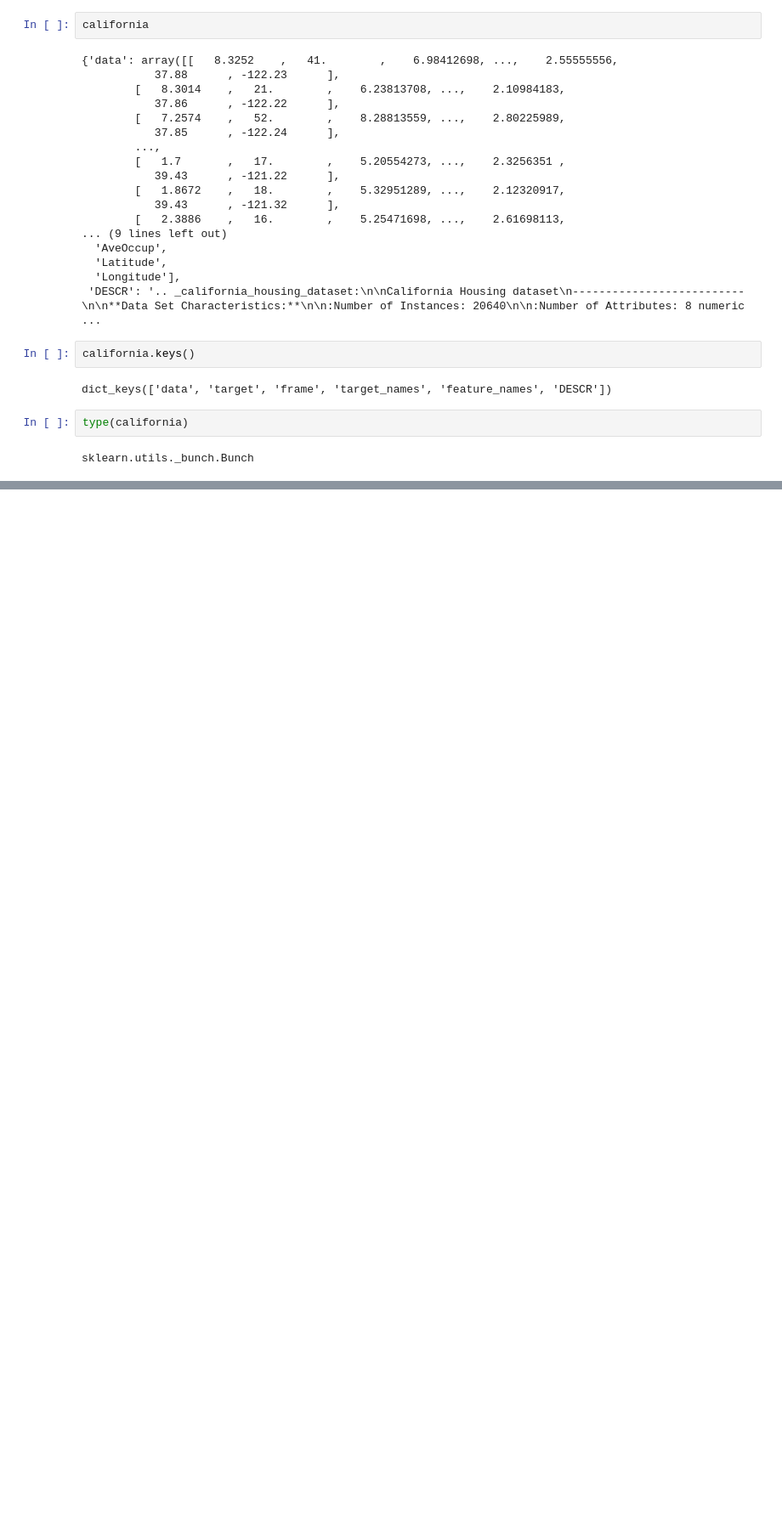
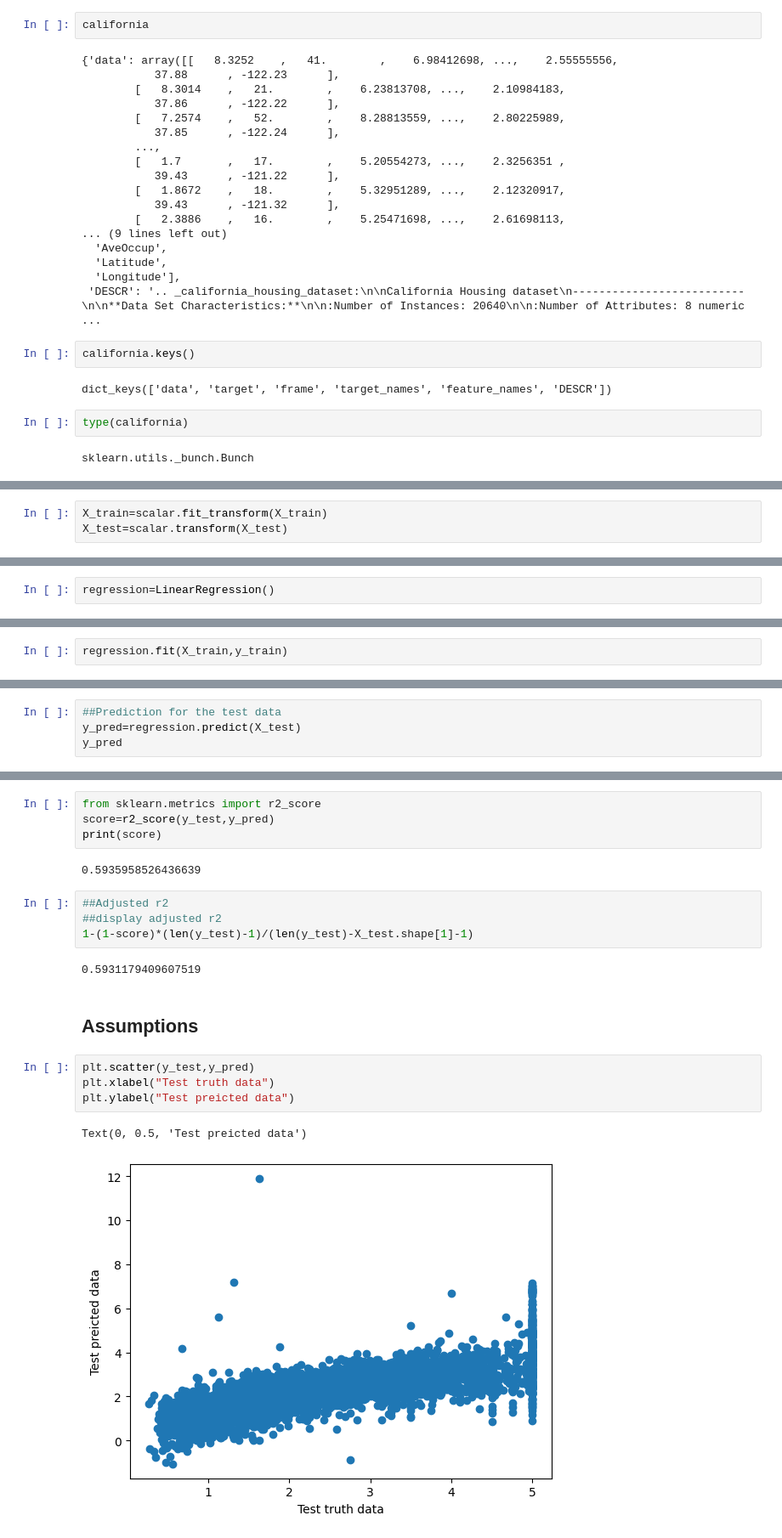
Before and after one commit to bensbasil/ML-Course, a Jupyter notebook: ProjectLifeCycleImplementation/multiplelinearregression.ipynb, the cells around one changed output, grey strips where cells are left out. Shown at 85% size. Saved outputs shown, nothing was run; the diff lists cells and outputs as text; blank space fills up the shorter version.

```diff
--- a/ProjectLifeCycleImplementation/multiplelinearregression.ipynb
+++ b/ProjectLifeCycleImplementation/multiplelinearregression.ipynb
@@ -38,0 +187,3 @@ sklearn.utils._bunch.Bunch
+# %%
+X_train=scalar.fit_transform(X_train)
+X_test=scalar.transform(X_test)
@@ -38,0 +193,2 @@ sklearn.utils._bunch.Bunch
+# %%
+regression=LinearRegression()
@@ -38,0 +199,2 @@ sklearn.utils._bunch.Bunch
+# %%
+regression.fit(X_train,y_train)
@@ -38,0 +214,4 @@ sklearn.utils._bunch.Bunch
+# %%
+##Prediction for the test data
+y_pred=regression.predict(X_test)
+y_pred
@@ -38,0 +246,21 @@ sklearn.utils._bunch.Bunch
+# %%
+from sklearn.metrics import r2_score
+score=r2_score(y_test,y_pred)
+print(score)
+# %% [output]
+0.5935958526436639
+# %%
+##Adjusted r2
+##display adjusted r2
+1-(1-score)*(len(y_test)-1)/(len(y_test)-X_test.shape[1]-1)
+# %% [output]
+0.5931179409607519
+# %% [markdown]
+## Assumptions
+# %%
+plt.scatter(y_test,y_pred)
+plt.xlabel("Test truth data")
+plt.ylabel("Test preicted data")
+# %% [output]
+Text(0, 0.5, 'Test preicted data')
+[figure, added]
```
Also changed, not shown: parts of 35 cells of this notebook, 3 other files.
